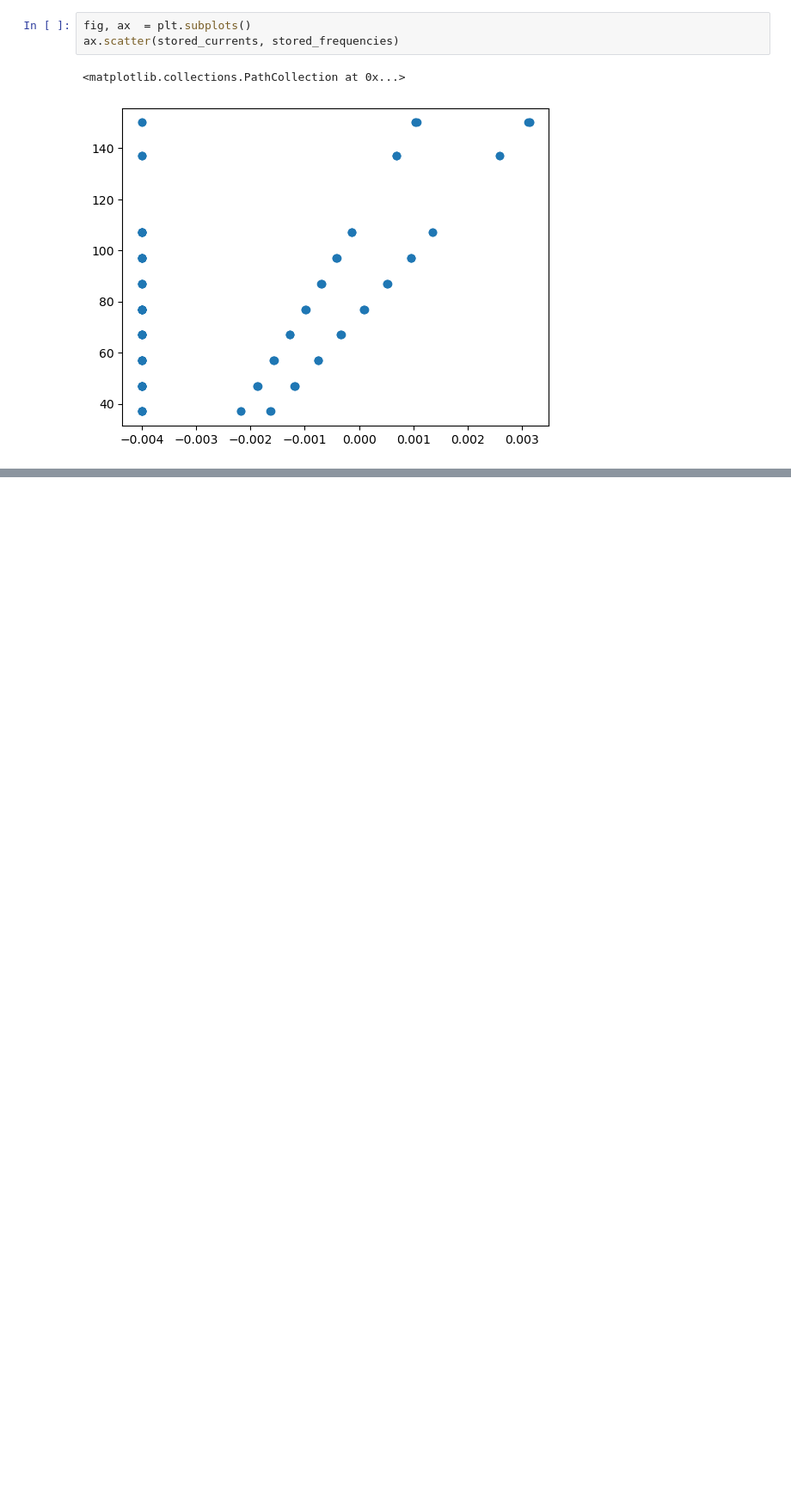
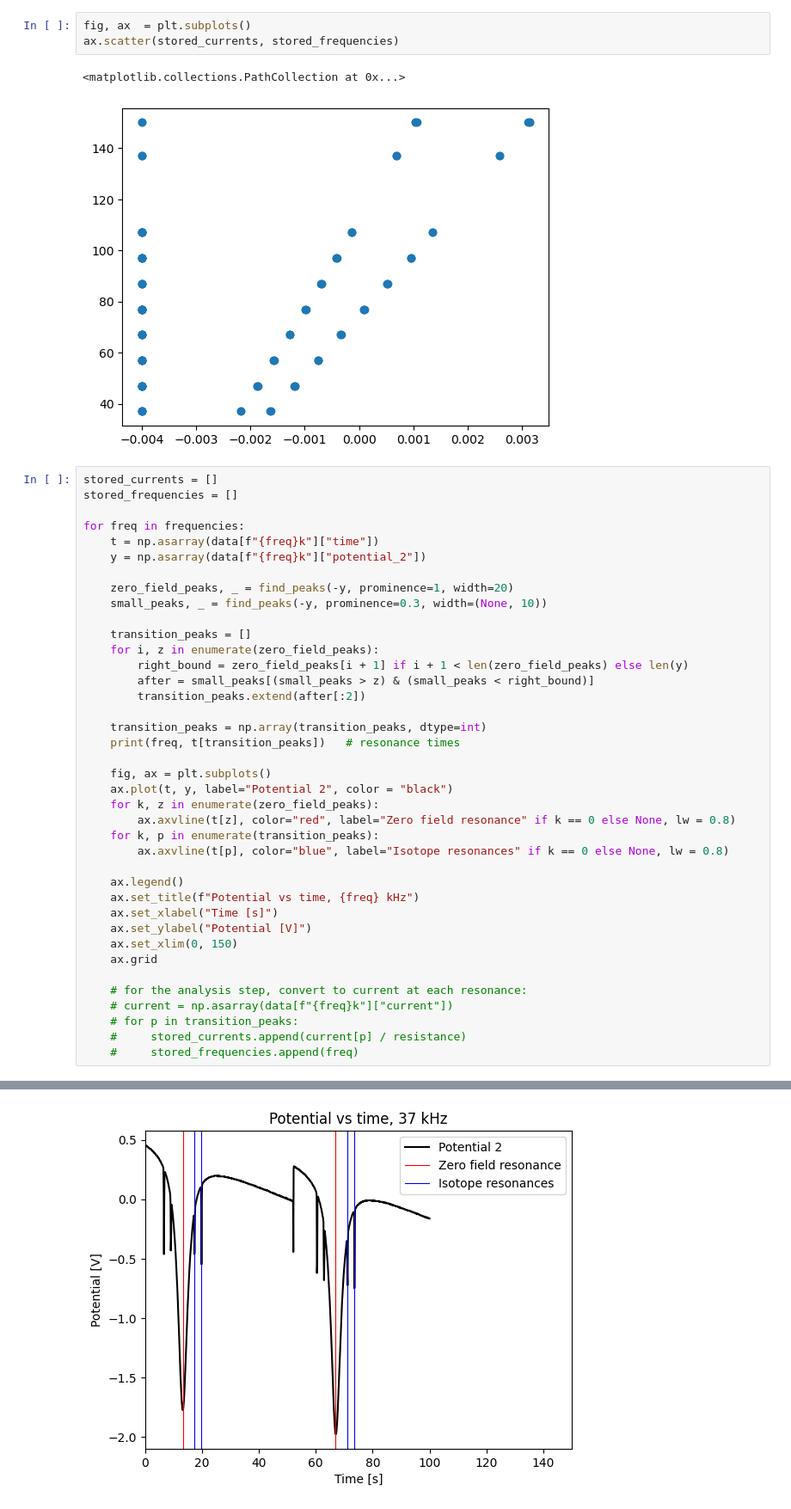
Before and after one commit to arielsmyri/phys_p_451, a Jupyter notebook: optical_pumping_lab/optical_pumping_analysis.ipynb, the cells around one changed output, grey strips where cells are left out. Shown at 86% size. Saved outputs shown, nothing was run; the diff lists cells and outputs as text; blank space fills up the shorter version.

```diff
--- a/optical_pumping_lab/optical_pumping_analysis.ipynb
+++ b/optical_pumping_lab/optical_pumping_analysis.ipynb
@@ -206,3 +237,43 @@ ax.scatter(stored_currents, stored_frequencies)
 # %% [output]
 <matplotlib.collections.PathCollection at 0x...>
 [figure]
+# %%
+stored_currents = []
+stored_frequencies = []
+
+for freq in frequencies:
+    t = np.asarray(data[f"{freq}k"]["time"])
+    y = np.asarray(data[f"{freq}k"]["potential_2"])
+
+    zero_field_peaks, _ = find_peaks(-y, prominence=1, width=20)
+    small_peaks, _ = find_peaks(-y, prominence=0.3, width=(None, 10))
+
+    transition_peaks = []
+    for i, z in enumerate(zero_field_peaks):
+        right_bound = zero_field_peaks[i + 1] if i + 1 < len(zero_field_peaks) else len(y)
+        after = small_peaks[(small_peaks > z) & (small_peaks < right_bound)]
+        transition_peaks.extend(after[:2])
+
+    transition_peaks = np.array(transition_peaks, dtype=int)
+    print(freq, t[transition_peaks])   # resonance times
+
+    fig, ax = plt.subplots()
+    ax.plot(t, y, label="Potential 2", color = "black")
+    for k, z in enumerate(zero_field_peaks):
+        ax.axvline(t[z], color="red", label="Zero field resonance" if k == 0 else None, lw = 0.8)
+    for k, p in enumerate(transition_peaks):
+        ax.axvline(t[p], color="blue", label="Isotope resonances" if k == 0 else None, lw = 0.8)
+
+    ax.legend()
+    ax.set_title(f"Potential vs time, {freq} kHz")
+    ax.set_xlabel("Time [s]")
+    ax.set_ylabel("Potential [V]")
+    ax.set_xlim(0, 150)
+    ax.grid
+
+    # for the analysis step, convert to current at each resonance:
+    # current = np.asarray(data[f"{freq}k"]["current"])
+    # for p in transition_peaks:
+    #     stored_currents.append(current[p] / resistance)
+    #     stored_frequencies.append(freq)
+# %% [output]
@@ -208,0 +290 @@ ax.scatter(stored_currents, stored_frequencies)
+[figure, added]
```
Also changed, not shown: parts of 6 cells of this notebook.
